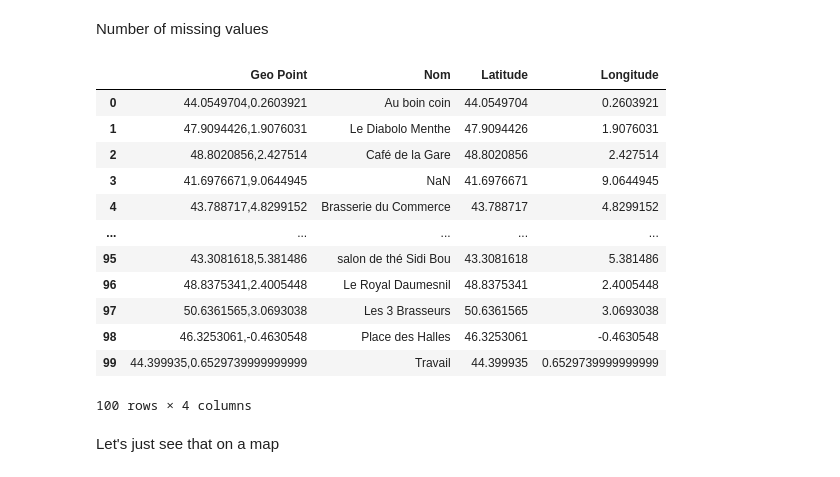
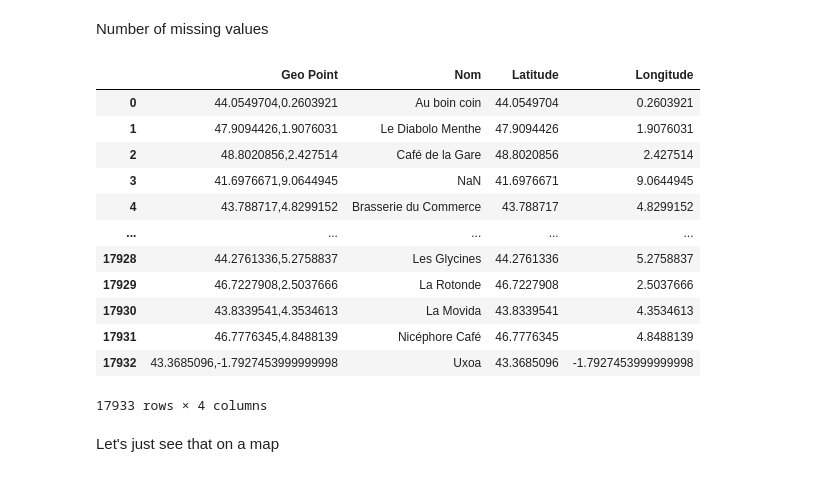
Before and after one commit to youenn-loie/delta, a Jupyter notebook: bars/src/data_bars/main.ipynb, the cells around one changed output. Saved outputs shown, nothing was run; the diff lists cells and outputs as text; code cells hidden in the pictures.

```diff
--- a/bars/src/data_bars/main.ipynb
+++ b/bars/src/data_bars/main.ipynb
@@ -108,22 +109,22 @@ data_bars.drop('Geo Point', 1)
 Number of missing values
 # %%
 data_bars.isnull().sum().sum()
-data_bars = data_bars.head(100)
+# data_bars = data_bars.head(100)
 data_bars
 # %% [output]
 |  | Geo Point | Nom | Latitude | Longitude |
 | 0 | 44.0549704,0.2603921 | Au boin coin | 44.0549704 | 0.2603921 |
 | 1 | 47.9094426,1.9076031 | Le Diabolo Menthe | 47.9094426 | 1.9076031 |
 | 2 | 48.8020856,2.427514 | Café de la Gare | 48.8020856 | 2.427514 |
 | 3 | 41.6976671,9.0644945 | NaN | 41.6976671 | 9.0644945 |
 | 4 | 43.788717,4.8299152 | Brasserie du Commerce | 43.788717 | 4.8299152 |
 | ... | ... | ... | ... | ... |
-| 95 | 43.3081618,5.381486 | salon de thé Sidi Bou | 43.3081618 | 5.381486 |
-| 96 | 48.8375341,2.4005448 | Le Royal Daumesnil | 48.8375341 | 2.4005448 |
-| 97 | 50.6361565,3.0693038 | Les 3 Brasseurs | 50.6361565 | 3.0693038 |
-| 98 | 46.3253061,-0.4630548 | Place des Halles | 46.3253061 | -0.4630548 |
-| 99 | 44.399935,0.6529739999999999 | Travail | 44.399935 | 0.6529739999999999 |
+| 17928 | 44.2761336,5.2758837 | Les Glycines | 44.2761336 | 5.2758837 |
+| 17929 | 46.7227908,2.5037666 | La Rotonde | 46.7227908 | 2.5037666 |
+| 17930 | 43.8339541,4.3534613 | La Movida | 43.8339541 | 4.3534613 |
+| 17931 | 46.7776345,4.8488139 | Nicéphore Café | 46.7776345 | 4.8488139 |
+| 17932 | 43.3685096,-1.7927453999999998 | Uxoa | 43.3685096 | -1.7927453999999998 |
-100 rows × 4 columns
+17933 rows × 4 columns
 # %% [markdown]
 Let's just see that on a map
 # %%
```
Also changed, not shown: parts of 12 cells of this notebook.
